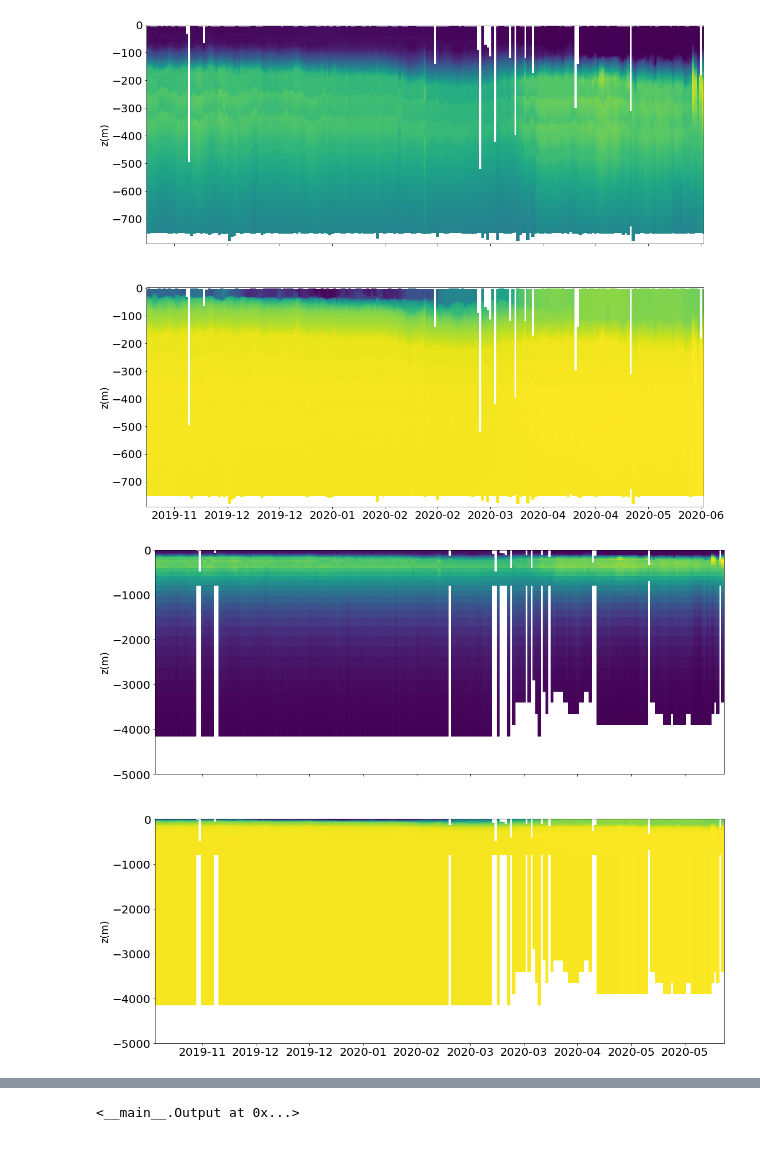
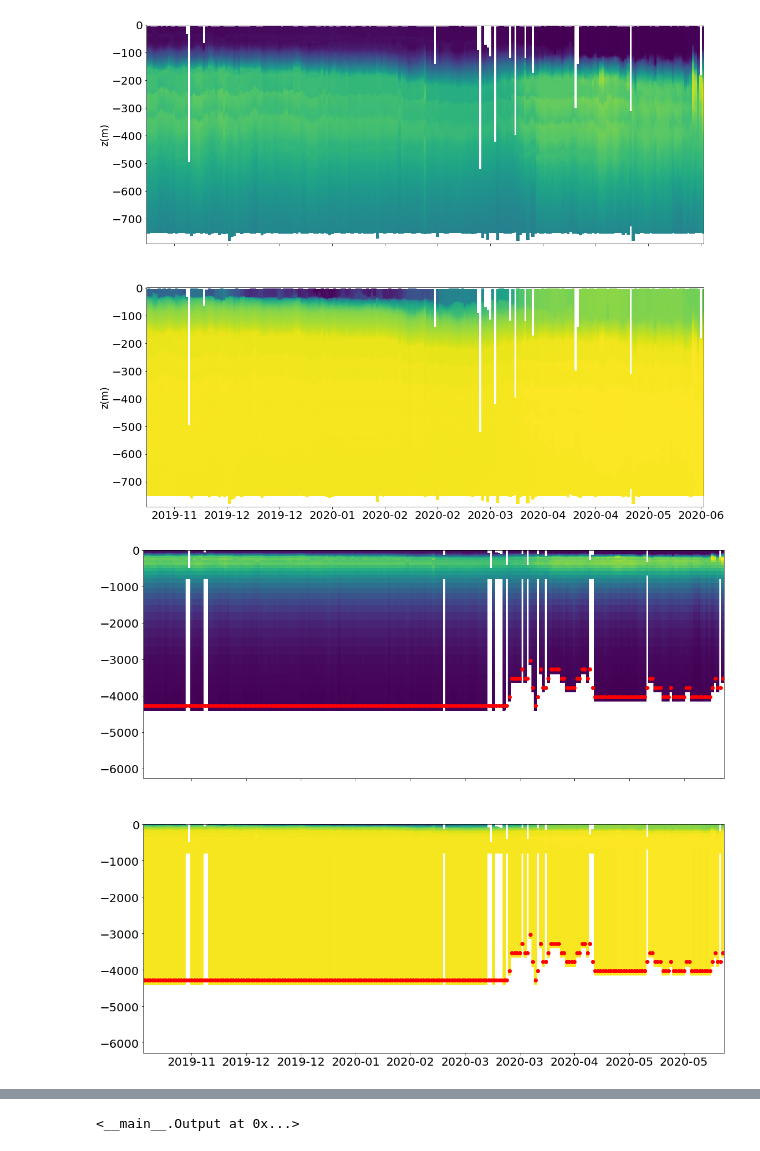
Before and after one commit to LAWTIDEBOY/nuarctic, a Jupyter notebook: scripts/ITP_CTD/Process_CTD_data.ipynb, the cells around one changed output, grey strips where cells are left out. Cells and saved outputs as stored; diff of their text form; code cells hidden in the pictures.

```diff
--- a/scripts/ITP_CTD/Process_CTD_data.ipynb
+++ b/scripts/ITP_CTD/Process_CTD_data.ipynb
@@ -291,7 +291,7 @@ def extrapolate_temperature_high_depth(inp,method, depth=[], D=[], T=[], tmin=[]
         indices = list(set(ind) & set(indnan))
         x1, y1 = abs(D[indices]), T[indices]
         # gridded
-        index = np.where(depth<zref)[0]
+        index = np.where(depth<=zref)[0]
         x2 = abs(depth[index])
         # exponential decay to be fitted
         def func(x,a):
@@ -315,7 +315,7 @@ def compute_freezing_temperature(salinity):
     return Tf
 
 # plot_map
-def plot_variables_map(var):
+def plot_variables_map(var, mesh):
     fsz = (18,16)
     dl = [-5000, 0]
     date_ref = datetime.strptime('1970-01-01','%Y-%m-%d').toordinal()
@@ -323,14 +323,19 @@ def plot_variables_map(var):
 
     # temperature
     ax[0].pcolor(var.dates-date_ref, var.depth, var.temperature.T)
+    for i, nlvl in enumerate(mesh.nlevels.astype(int)):
+        ax[0].plot_date(mesh.dates[i]-date_ref, mesh.Z[nlvl],'or')
     #ax[0].pcolor(var.temperature)
-    ax[0].set_ylim(dl), ax[0].set_ylabel('z(m)', fontsize=18)
+    #ax[0].set_ylim(dl), ax[0].set_ylabel('z(m)', fontsize=18)
 
     # salinity
     ax[1].pcolor(var.dates-date_ref, var.depth, var.salinity.T)
+    for i, nlvl in enumerate(mesh.nlevels.astype(int)):
+        ax[1].plot_date(mesh.dates[i]-date_ref, mesh.Z[nlvl],'or')
     #ax[1].pcolor(var.salinity.T)
     #ax[1].set_xlim(tl)
-    ax[1].set_ylim(dl), ax[1].set_ylabel('z(m)', fontsize=18)
+
+    #ax[1].set_ylim(dl), ax[1].set_ylabel('z(m)', fontsize=18)
 
     ax[1].xaxis.set_major_locator(mdates.WeekdayLocator(interval=3))
     ax[1].xaxis.set_major_formatter(DateFormatter("%Y-%m"))
@@ -355,7 +360,7 @@ class vertical_interpolation:
             # A. initialization
             # vertical level
             nl = int(mesh.nlevels[i])
-            Z = [z for z in mesh.Z[:nl]]
+            Z = [z for z in mesh.Z[:nl+1]]
 
             # find corresponding time in data
             indt = np.where(abs(data.dates-dt)<1e-3)[0]
@@ -390,43 +395,43 @@ class vertical_interpolation:
 
 
 
-            # D. extend salinity profile to the surface and in high depth
+            # D. extend temperature profile to the surface and in high depth
             # process gap in temperature
             # idea : - extend linearly in the first meters
             #        - extend in high depth either linearly or with an exponential convergence to freezing temperature
             #
             # estimate freezing temperature from salinity
             Tf = compute_freezing_temperature(sal[-1])
             ind = np.where(np.isnan(temp[:10]))[0]
 
             if len(ind)<2:
                 dref = - 500
                 #extend linearly to the surface
                 temp = extrapolate_temperature_surface(temp)
                 # extend linearly to high depth
                 #temp = extrapolate_temperature_high_depth(temp,'linear')
                 tmin = datat[np.where(datad<=dref)[0][0]]
-                temp = extrapolate_temperature_high_depth(temp, temperature_extrapolation_high_depth_method, self.depth[:nl], datad, datat, tmin, Tf, dref)
+                temp = extrapolate_temperature_high_depth(temp, temperature_extrapolation_high_depth_method, self.depth[:nl+1], datad, datat, tmin, Tf, dref)
 
             else:
                 indtemp.append(i)
 
             # store data
-            salinity[i,:nl], temperature[i,:nl] = sal, temp
+            salinity[i,:nl+1], temperature[i,:nl+1] = sal, temp
 
         self.salinity, self.temperature = salinity, temperature
         self.indtemp, self.indsal = indtemp, indsal
 #
 # extend ITP salinity/temperature profiles to the surface and high depth
 #
 ITP_data_processed_1st_step = vertical_interpolation(ITP_data,mesh)
 
 #
 # plot 2D salinity/temperature field that are resulting from this extrapolation processing
 #
-plot_variables_map(ITP_data_processed_1st_step)
+plot_variables_map(ITP_data_processed_1st_step, mesh)
 # %% [output]
-[figure, old version]
+[figure, new version]
 # %%
 #
 # 2nd processing step:
```
Also changed, not shown: parts of 2 cells of this notebook.
